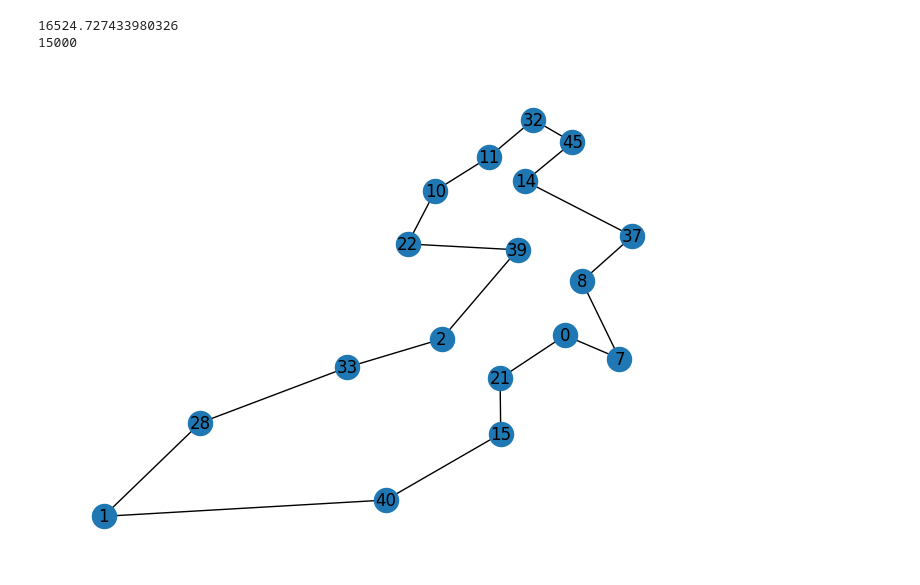
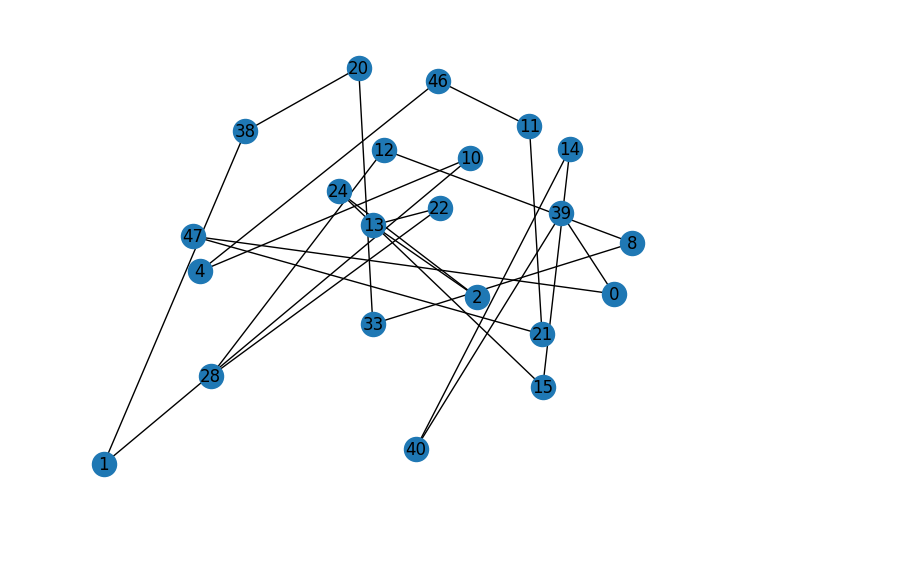
Before and after one commit to MatheusCCarmo/PCVCP, a Jupyter notebook: PCVCP_bonus_algorithm.ipynb, the cells around one changed output. Saved outputs shown, nothing was run; the diff lists cells and outputs as text; code cells hidden in the pictures; blank space fills up the shorter version.

Commit message:
grasp

```diff
--- a/PCVCP_bonus_algorithm.ipynb
+++ b/PCVCP_bonus_algorithm.ipynb
@@ -56,18 +72,13 @@ nx.draw(G.edge_subgraph(route_edges), pos=my_pos, with_labels=True)
 # %%
 from generation import generation as gen
 
 # ADD_step
-route = gen.insert_from_closest(G, quota, my_pos)
+route = gen.grasp_construction(G, quota, 0.4)
 plt.figure()
 route_edges = [ (route[i-1]['id'],route[i]['id']) for i in range(len(route)) ]
 nx.draw(G.edge_subgraph(route_edges), pos=my_pos, with_labels=True)
-
-print(calculate_route_distance(route, G))
-print(calculate_penalties(route, G))
 # %% [output]
-16524.727433980326
-15000
-[figure, old version]
+[figure, new version]
 # %%
 # from local_search import local_search as ls
 
```
Also changed, not shown: parts of 4 cells of this notebook, 2 other files.
